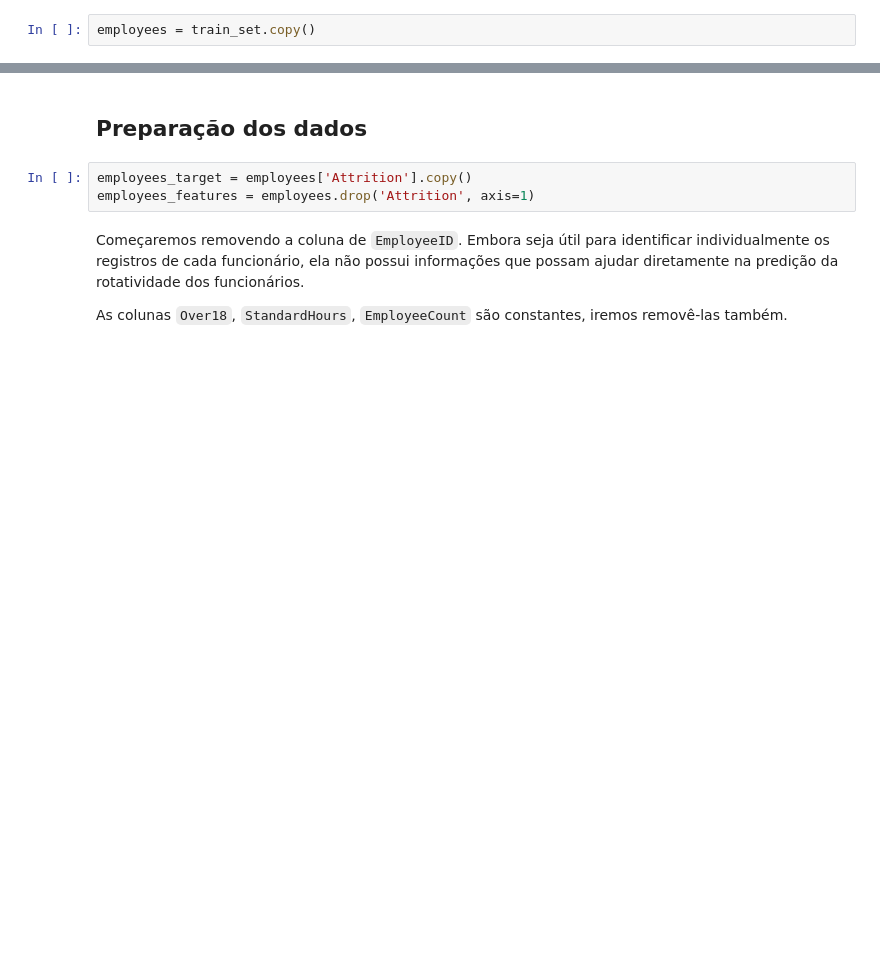
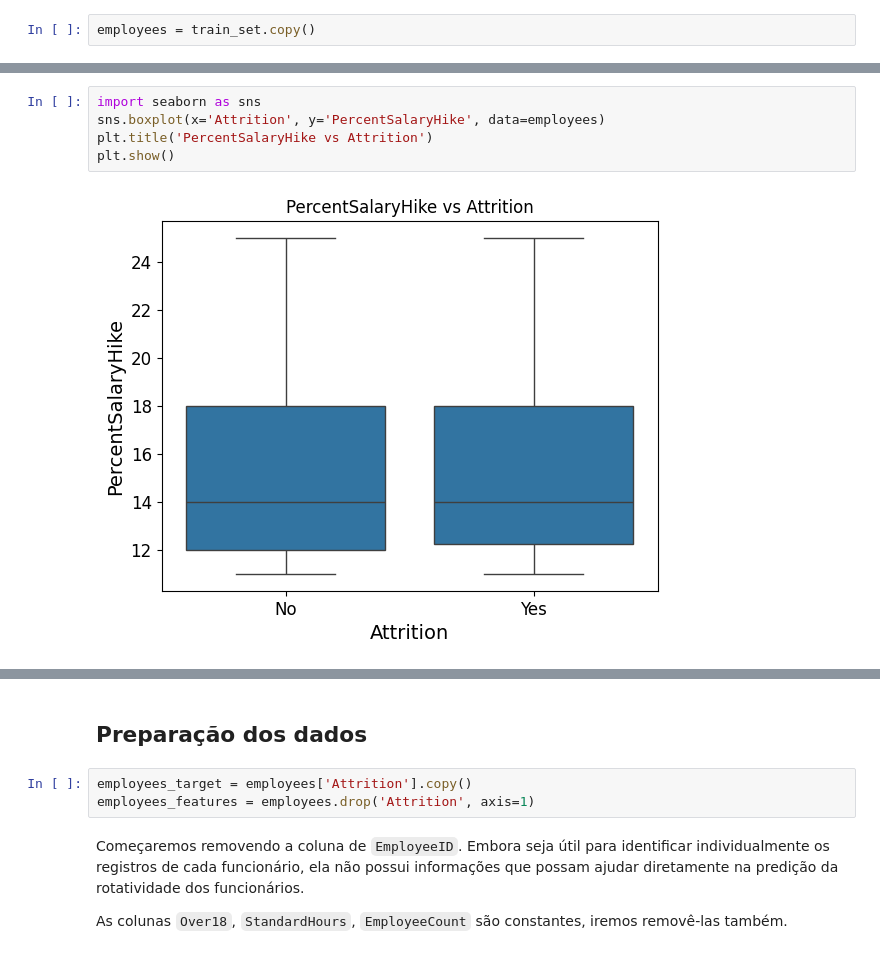
Before and after one commit to amandatz/employee-attrition-analysis, a Jupyter notebook: solution.ipynb, the cells around one changed output, grey strips where cells are left out. Saved outputs shown, nothing was run; the diff lists cells and outputs as text; blank space fills up the shorter version.

```diff
--- a/solution.ipynb
+++ b/solution.ipynb
@@ -282,0 +193,7 @@ ValueError: could not convert string to float: 'Travel_Rarely'
+# %%
+import seaborn as sns
+sns.boxplot(x='Attrition', y='PercentSalaryHike', data=employees)
+plt.title('PercentSalaryHike vs Attrition')
+plt.show()
+# %% [output]
+[figure, added]
```
Also changed, not shown: parts of 24 cells of this notebook.
